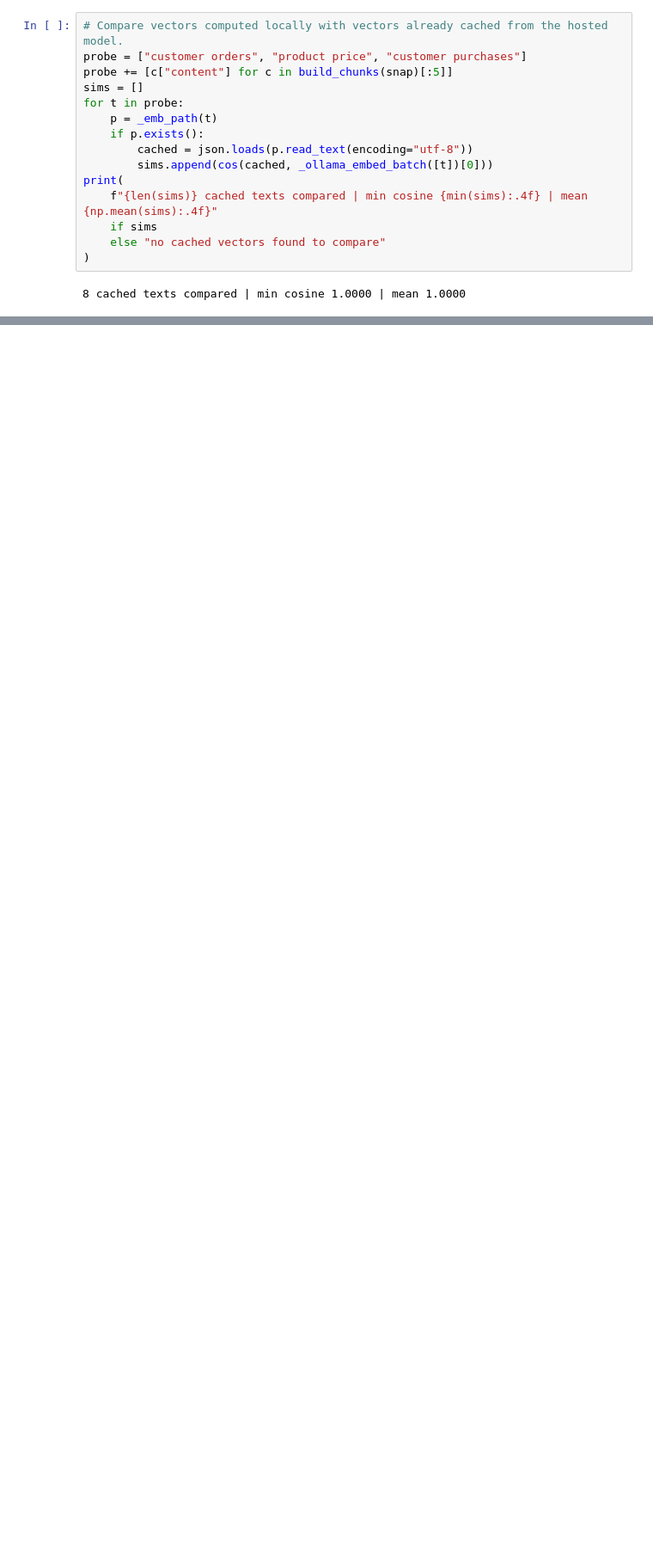
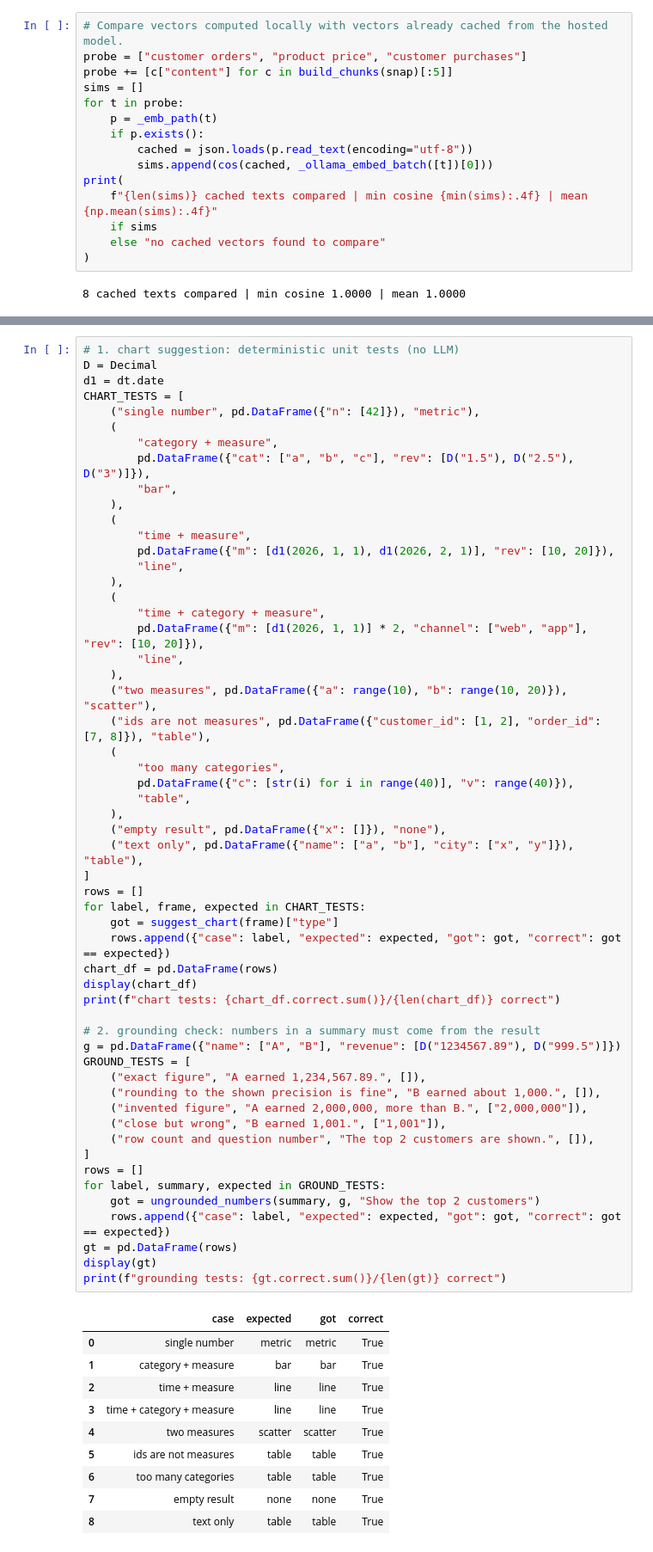
Before and after one commit to PrashantAghara/askdata, a Jupyter notebook: backend/notebooks/agents.ipynb, the cells around one changed output, grey strips where cells are left out. Shown at 86% size. Saved outputs shown, nothing was run; the diff lists cells and outputs as text; blank space fills up the shorter version.

```diff
--- a/backend/notebooks/agents.ipynb
+++ b/backend/notebooks/agents.ipynb
@@ -2770,0 +2922,66 @@ print(
+# %%
+# 1. chart suggestion: deterministic unit tests (no LLM)
+D = Decimal
+d1 = dt.date
+CHART_TESTS = [
+    ("single number", pd.DataFrame({"n": [42]}), "metric"),
+    (
+        "category + measure",
+        pd.DataFrame({"cat": ["a", "b", "c"], "rev": [D("1.5"), D("2.5"), D("3")]}),
+        "bar",
+    ),
+    (
+        "time + measure",
+        pd.DataFrame({"m": [d1(2026, 1, 1), d1(2026, 2, 1)], "rev": [10, 20]}),
+        "line",
+    ),
+    (
+        "time + category + measure",
+        pd.DataFrame({"m": [d1(2026, 1, 1)] * 2, "channel": ["web", "app"], "rev": [10, 20]}),
+        "line",
+    ),
+    ("two measures", pd.DataFrame({"a": range(10), "b": range(10, 20)}), "scatter"),
+    ("ids are not measures", pd.DataFrame({"customer_id": [1, 2], "order_id": [7, 8]}), "table"),
+    (
+        "too many categories",
+        pd.DataFrame({"c": [str(i) for i in range(40)], "v": range(40)}),
+        "table",
+    ),
+    ("empty result", pd.DataFrame({"x": []}), "none"),
+    ("text only", pd.DataFrame({"name": ["a", "b"], "city": ["x", "y"]}), "table"),
+]
+rows = []
+for label, frame, expected in CHART_TESTS:
+    got = suggest_chart(frame)["type"]
+    rows.append({"case": label, "expected": expected, "got": got, "correct": got == expected})
+chart_df = pd.DataFrame(rows)
+display(chart_df)
+print(f"chart tests: {chart_df.correct.sum()}/{len(chart_df)} correct")
+
+# 2. grounding check: numbers in a summary must come from the result
+g = pd.DataFrame({"name": ["A", "B"], "revenue": [D("1234567.89"), D("999.5")]})
+GROUND_TESTS = [
+    ("exact figure", "A earned 1,234,567.89.", []),
+    ("rounding to the shown precision is fine", "B earned about 1,000.", []),
+    ("invented figure", "A earned 2,000,000, more than B.", ["2,000,000"]),
+    ("close but wrong", "B earned 1,001.", ["1,001"]),
+    ("row count and question number", "The top 2 customers are shown.", []),
+]
+rows = []
+for label, summary, expected in GROUND_TESTS:
+    got = ungrounded_numbers(summary, g, "Show the top 2 customers")
+    rows.append({"case": label, "expected": expected, "got": got, "correct": got == expected})
+gt = pd.DataFrame(rows)
+display(gt)
+print(f"grounding tests: {gt.correct.sum()}/{len(gt)} correct")
+# %% [output]
+|  | case | expected | got | correct |
+| 0 | single number | metric | metric | True |
+| 1 | category + measure | bar | bar | True |
+| 2 | time + measure | line | line | True |
+| 3 | time + category + measure | line | line | True |
+| 4 | two measures | scatter | scatter | True |
+| 5 | ids are not measures | table | table | True |
+| 6 | too many categories | table | table | True |
+| 7 | empty result | none | none | True |
+| 8 | text only | table | table | True |
```
Also changed, not shown: parts of 12 cells of this notebook.
